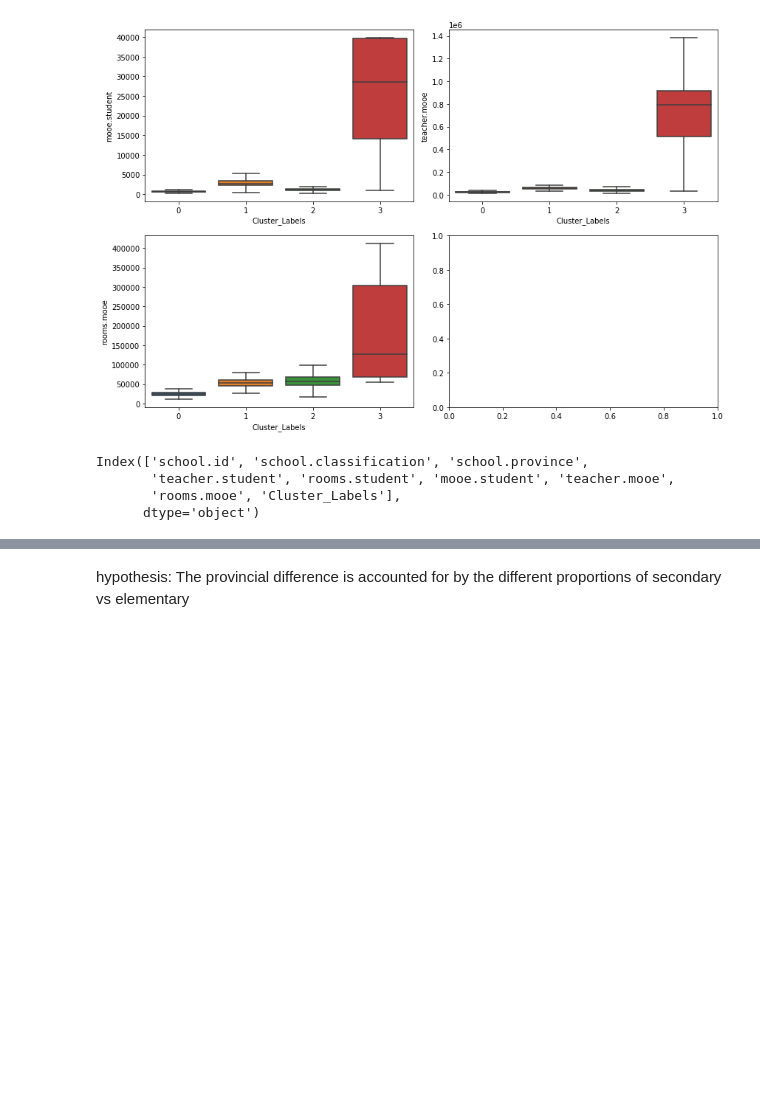
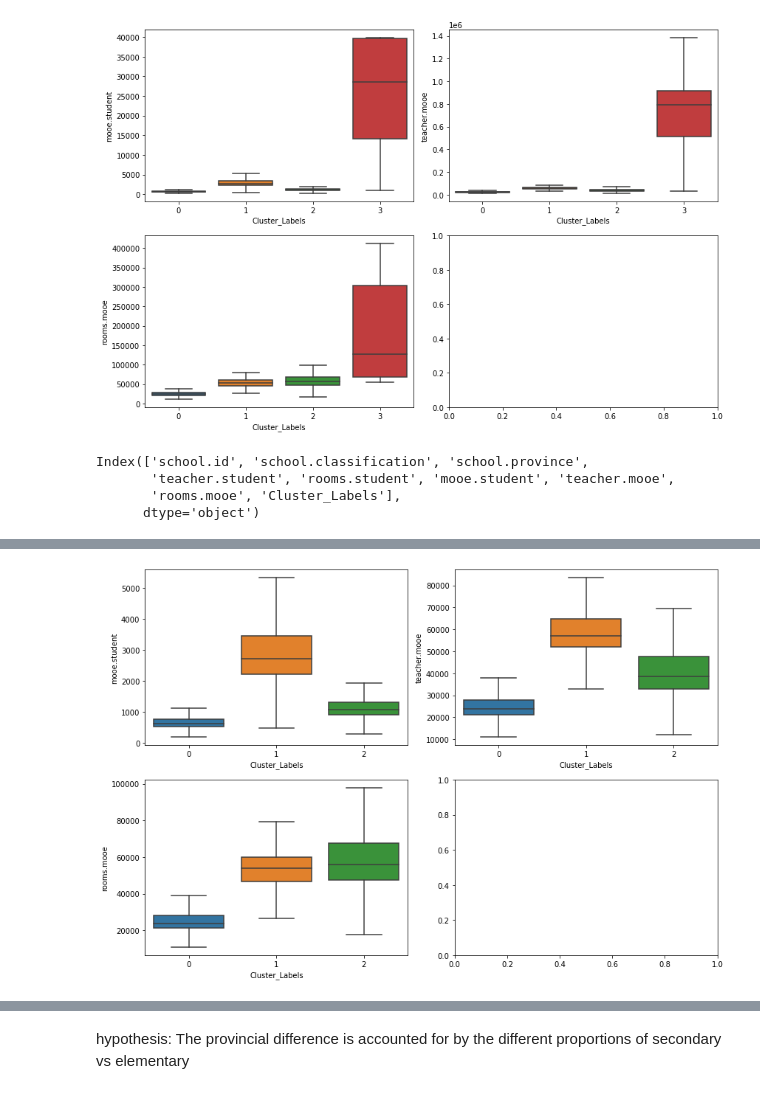
Before and after one commit to biogear13/Sprint1NoBreak, a Jupyter notebook: nobreaks new.ipynb, the cells around one changed output, grey strips where cells are left out. Cells and saved outputs as stored; diff of their text form; code cells hidden in the pictures; blank space fills up the shorter version.

```diff
--- a/nobreaks new.ipynb
+++ b/nobreaks new.ipynb
@@ -1095,0 +1230,3 @@ cluster3[cluster3["Cluster_Labels"] == 3][['school.id', 'school.name', 'school.c
+# %%
+final_df2 = final_df[ final_df["Cluster_Labels"] != 3 ]
+final_df2
@@ -1095,0 +1247,4 @@ cluster3[cluster3["Cluster_Labels"] == 3][['school.id', 'school.name', 'school.c
+# %%
+boxPlot(final_df2, False)
+# %% [output]
+[figure, added]
```
Also changed, not shown: parts of 23 cells of this notebook.
